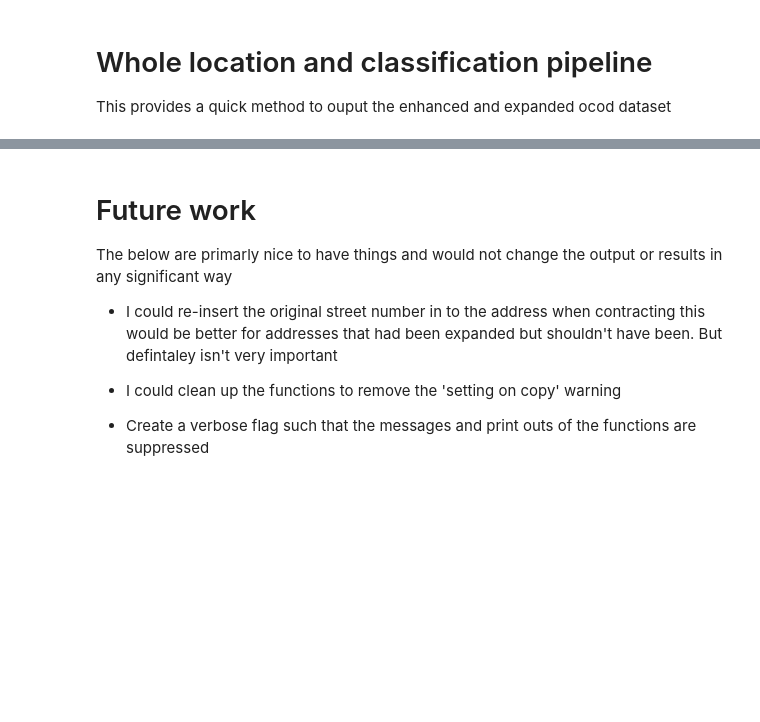
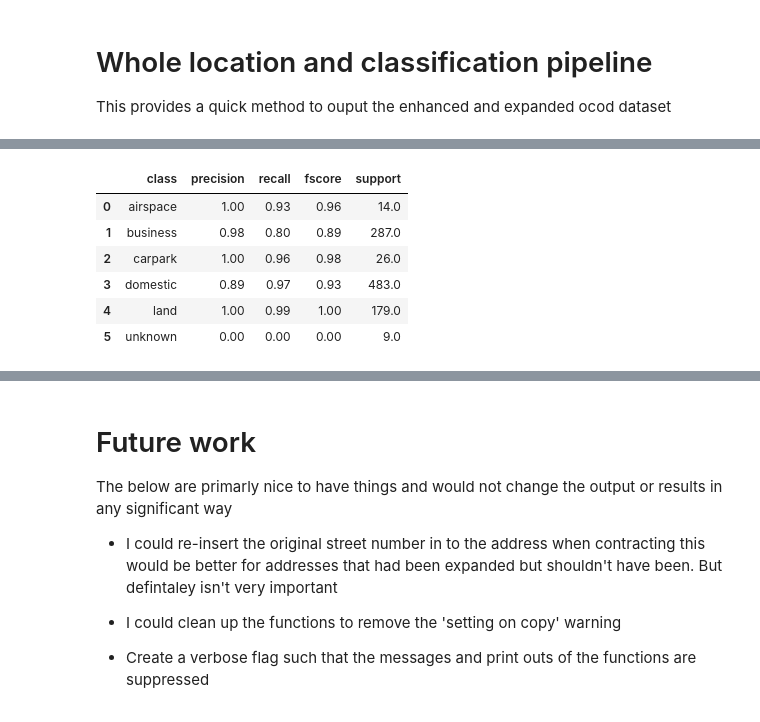
Before and after one commit to JonnoB/enhance_ocod, a Jupyter notebook: Locating and classifying the ocod dataset.ipynb, the cells around one changed output, grey strips where cells are left out. Cells and saved outputs as stored; diff of their text form; code cells hidden in the pictures; blank space fills up the shorter version.

```diff
--- a/Locating and classifying the ocod dataset.ipynb
+++ b/Locating and classifying the ocod dataset.ipynb
@@ -657,5 +443,25 @@ performance_df[['class',"precision", "recall", "fscore", "support"]]
 | 4 | land | 1.00 | 0.99 | 1.00 | 179.0 |
 | 5 | unknown | 0.00 | 0.00 | 0.00 | 9.0 |
+# %%
+gt_class = pd.read_csv('/tf/empty_homes_data/parsed_ground_truth_complete.csv').loc[:, ['title_number', 'truth']].drop_duplicates().\
+merge(ocod_data.loc[:, ['title_number', 'class2']].drop_duplicates(), how = 'left')
+label_names = list(np.unique(gt_class.truth.to_list()))
+
+performance_df = metrics.precision_recall_fscore_support(gt_class.truth.to_list(),
+                                        gt_class['class2'].to_list(),
+                                        labels = label_names)
+
+performance_df = pd.DataFrame(np.round_(np.transpose(performance_df),2), columns = ["precision", "recall", "fscore", "support"])
+performance_df['class'] = list(np.unique(gt_class.truth.to_list()))
+performance_df[['class',"precision", "recall", "fscore", "support"]]#.to_latex()
+# %% [output]
+|  | class | precision | recall | fscore | support |
+| 0 | airspace | 1.00 | 0.93 | 0.96 | 14.0 |
+| 1 | business | 0.98 | 0.80 | 0.89 | 287.0 |
+| 2 | carpark | 1.00 | 0.96 | 0.98 | 26.0 |
+| 3 | domestic | 0.89 | 0.97 | 0.93 | 483.0 |
+| 4 | land | 1.00 | 0.99 | 1.00 | 179.0 |
+| 5 | unknown | 0.00 | 0.00 | 0.00 | 9.0 |
 # %%
 gt_class = pd.read_csv('/tf/empty_homes_data/parsed_ground_truth_complete.csv').loc[:, ['title_number', 'truth']].\
 merge(ocod_data.loc[:, ['title_number', 'class2']].drop_duplicates(), how = 'left')
```
Also changed, not shown: parts of 14 cells of this notebook, 52 other files.
